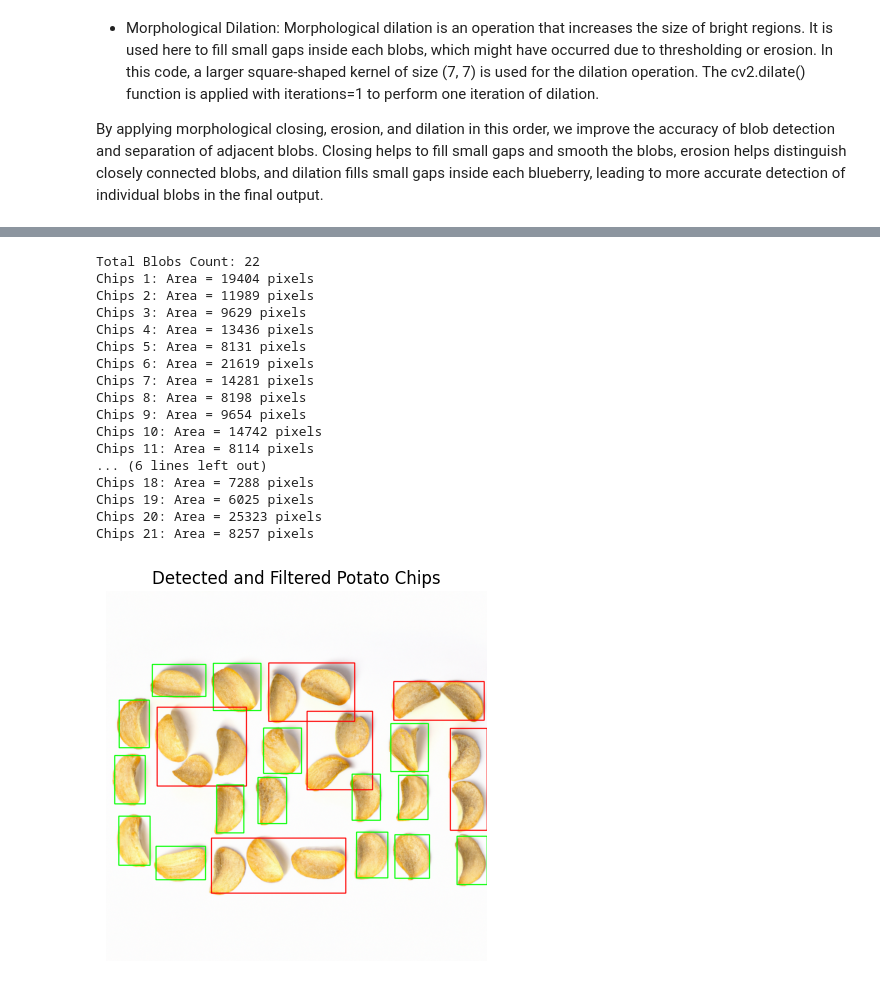
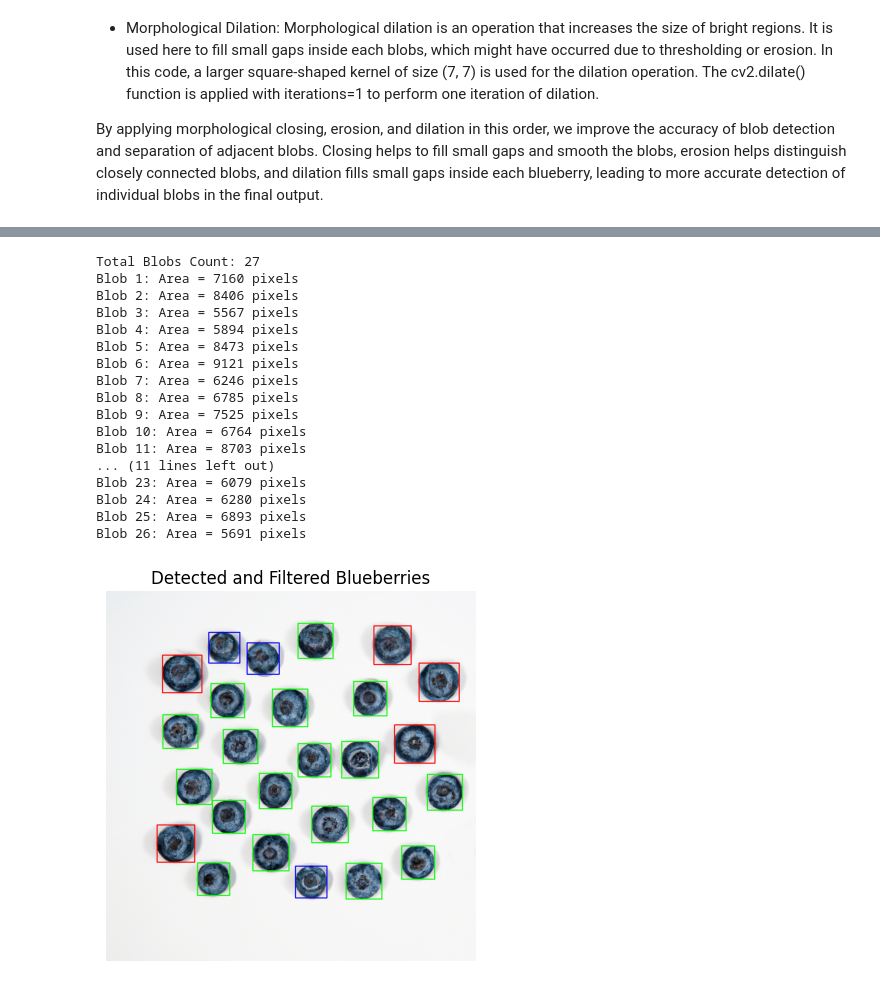
Before and after one commit to dev-nanthan/blob-detection, a Jupyter notebook: project-G42.ipynb, the cells around one changed output, grey strips where cells are left out. Saved outputs shown, nothing was run; the diff lists cells and outputs as text; code cells hidden in the pictures.

```diff
--- a/project-G42.ipynb
+++ b/project-G42.ipynb
@@ -44,7 +46,7 @@ https://docs.opencv.org/4.x/d4/d13/tutorial_py_filtering.html
 # blurred = cv2.GaussianBlur(gray, (11, 11), 0)
 
 # Apply Median blur to reduce noise
-blurred = cv2.medianBlur(gray, 3)
+blurred = cv2.medianBlur(gray, 11)
 
 # Display the blurred image
 plt.imshow(blurred, cmap="gray")
@@ -58,7 +60,7 @@ enhanced_image = cv2.equalizeHist(blurred)  # Apply histogram equalization for c
 
 # Display the Histogram Equalized image
 plt.imshow(enhanced_image, cmap="gray")
-plt.title("Enhanced Image")
+plt.title("Histogram Equalized Image")
 plt.axis("off")
 plt.show()
 # %% [output]
@@ -86,14 +88,14 @@ def adaptive_threshold(image, block_size, constant):
 
     return binary_image
 # %%
-# Apply thresholding to segment the Chips
+# Apply thresholding to segment the Foreground Objects from Background
 
 # Adjust the Global threshold_value
-threshold_value = 230
+threshold_value = 140
 thresh_global = binary_threshold(blurred, threshold_value)
 
 # Adjust the block_size and constant
-block_size = 35
+block_size = 21
 constant = 5
 thresh_adaptive = adaptive_threshold(blurred, block_size, constant)
 
@@ -130,15 +132,15 @@ https://docs.opencv.org/4.x/d9/d61/tutorial_py_morphological_ops.html
 By applying morphological closing, erosion, and dilation in this order, we improve the accuracy of blob detection and separation of adjacent blobs. Closing helps to fill small gaps and smooth the blobs, erosion helps distinguish closely connected blobs, and dilation fills small gaps inside each blueberry, leading to more accurate detection of individual blobs in the final output.
 # %%
 # Perform morphological closing to fill gaps and smooth the blobs
-kernel = np.ones((5, 5), np.uint8)
+kernel = np.ones((11, 11), np.uint8)
 closing = cv2.morphologyEx(thresh, cv2.MORPH_CLOSE, kernel)
 
 # Perform morphological erosion to distinguish blobs
-kernel_erosion = np.ones((11, 11), np.uint8)
-erosion = cv2.erode(closing, kernel_erosion, iterations=1)
+kernel_erosion = np.ones((3, 3), np.uint8)
+erosion = cv2.erode(thresh, kernel_erosion, iterations=1)
 
 # Perform morphological dilation to fill small gaps inside each blob
-kernel_dilation = np.ones((7, 7), np.uint8)
+kernel_dilation = np.ones((11, 11), np.uint8)
 dilation = cv2.dilate(erosion, kernel_dilation, iterations=1)
 
 # Set the Processed Image for Connected Component Analysis
@@ -174,58 +176,63 @@ You can adjust the values of min_area_threshold and max_area_threshold to filter
 # %%
 # Perform connected component analysis
 num_labels, labels, stats, centroids = cv2.connectedComponentsWithStats(processed_img, connectivity=8)
 
 # Print Total Number of Blobs Detected
 print(f"Total Blobs Count: {num_labels}")
 
 # Define the minimum and maximum area thresholds to filter the blobs (adjust these values as needed)
-min_area_threshold = 500
+min_area_threshold = 1000
 
-# Define the Filtering Blob Size above which is Connected Chips
-max_area_threshold = 12000
+# Define the Filtering Blob Size for Measurement Analysis
+over_sized = 7800
+under_sized = 6000
 
 # Loop through each detected blob
 for label in range(1, num_labels):  # Start from 1 to exclude the background label 0
     area = stats[label, cv2.CC_STAT_AREA]
 
     # Check if the area is within the specified range
     if min_area_threshold < area:
 
         # Get the bounding box coordinates for the blob
         x, y, w, h = stats[label, cv2.CC_STAT_LEFT], stats[label, cv2.CC_STAT_TOP], \
                      stats[label, cv2.CC_STAT_WIDTH], stats[label, cv2.CC_STAT_HEIGHT]
 
-        # Draw a bounding box around the blob
-        # if the Area is more than Max allowed Add RED box, Else Green
-        if  area < max_area_threshold:
+        # Draw the bounding box around the blob based on Filtered Criteria
+
+        # Filtering Condition
+        if  area < under_sized:
+          cv2.rectangle(image, (x, y), (x + w, y + h), (255, 0, 0), 2)
+        elif area >= over_sized:
+          cv2.rectangle(image, (x, y), (x + w, y + h), (0, 0, 255), 2)
+        else:
           cv2.rectangle(image, (x, y), (x + w, y + h), (0, 255, 0), 2)
-        else:
-          cv2.rectangle(image, (x, y), (x + w, y + h), (255, 0, 0), 2)
 
         # Print the area of the blob
-        print(f"Chips {label}: Area = {area} pixels")
+        print(f"Blob {label}: Area = {area} pixels")
 
 # Display the final output with detected and Filtered Blobs
-plt.imshow(image)
+image_rgb = cv2.cvtColor(image, cv2.COLOR_BGR2RGB)
+plt.imshow(image_rgb)
 plt.title("Detected and Filtered "+prod)
 plt.axis("off")
 plt.show()
 # %% [output]
-Total Blobs Count: 22
-Chips 1: Area = 19404 pixels
-Chips 2: Area = 11989 pixels
-Chips 3: Area = 9629 pixels
-Chips 4: Area = 13436 pixels
-Chips 5: Area = 8131 pixels
-Chips 6: Area = 21619 pixels
-Chips 7: Area = 14281 pixels
-Chips 8: Area = 8198 pixels
-Chips 9: Area = 9654 pixels
-Chips 10: Area = 14742 pixels
-Chips 11: Area = 8114 pixels
-... (6 lines left out)
-Chips 18: Area = 7288 pixels
-Chips 19: Area = 6025 pixels
-Chips 20: Area = 25323 pixels
-Chips 21: Area = 8257 pixels
+Total Blobs Count: 27
+Blob 1: Area = 7160 pixels
+Blob 2: Area = 8406 pixels
+Blob 3: Area = 5567 pixels
+Blob 4: Area = 5894 pixels
+Blob 5: Area = 8473 pixels
+Blob 6: Area = 9121 pixels
+Blob 7: Area = 6246 pixels
+Blob 8: Area = 6785 pixels
+Blob 9: Area = 7525 pixels
+Blob 10: Area = 6764 pixels
+Blob 11: Area = 8703 pixels
+... (11 lines left out)
+Blob 23: Area = 6079 pixels
+Blob 24: Area = 6280 pixels
+Blob 25: Area = 6893 pixels
+Blob 26: Area = 5691 pixels
-[figure, old version]
+[figure, new version]
```
Also changed, not shown: parts of 6 cells of this notebook.
